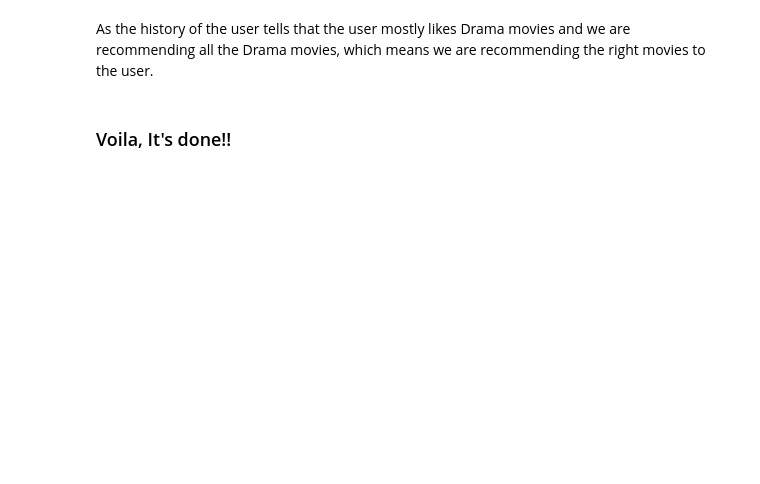
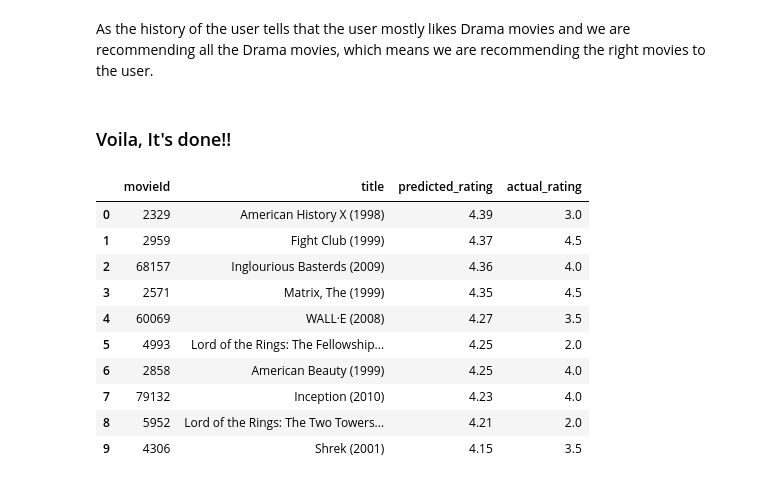
Before and after one commit to RobertsGzibovskis/Bakalaura-darbs, a Jupyter notebook: Collaborative_filtering/MovieLens-100K-Recommeder System-SVD.ipynb, the cells around one changed output. Drawn from its saved outputs; the diff is of its cells as text; code cells hidden in the pictures; blank space fills up the shorter version.

```diff
--- a/Collaborative_filtering/MovieLens-100K-Recommeder System-SVD.ipynb
+++ b/Collaborative_filtering/MovieLens-100K-Recommeder System-SVD.ipynb
@@ -882,3 +906,59 @@ recommended_movies
 As the history of the user tells that the user mostly likes Drama movies and we are recommending all the Drama movies, which means we are recommending the right movies to the user.
 # %% [markdown]
 ### Voila, It's done!!
+# %%
+def show_user_predictions(user_id, all_predictions, ratings_df, movies_df, top_n=10, only_rated=True):
+
+    if user_id not in all_predictions:
+        print(f"Nav pieejams neviens ieteikums lietotājam {user_id}.")
+        return None
+
+    user_preds = all_predictions[user_id]
+
+    # Iegūst lietotāja faktisko vērtējumu par filmu
+    user_actual_ratings = ratings_df[ratings_df['userId'] == user_id]
+    actual_ratings_map = dict(zip(user_actual_ratings['movieId'], user_actual_ratings['rating']))
+
+    movie_titles_map = dict(zip(movies_df['movieId'], movies_df['title']))
+
+    results = []
+    for movie_id, pred_rating in user_preds:
+        actual_rating = actual_ratings_map.get(movie_id, None)
+
+        # Izlaiž filmas, kuras nav vērtētas, lai varētu veikt salīdzinājumu starp prognozēto un faktisko vērtējumu only_rated=True
+        if only_rated and actual_rating is None:
+            continue
+
+        movie_title = movie_titles_map.get(movie_id, f"Unknown ID {movie_id}")
+        results.append({
+            'movieId': movie_id,
+            'title': movie_title,
+            'predicted_rating': round(pred_rating, 2),
+            'actual_rating': actual_rating
+        })
+
+        if len(results) == top_n:
+            break
+
+    if not results:
+        print(f"Nav pieejams neviens ieteikums lietotājam  {user_id}.")
+        return None
+
+    return pd.DataFrame(results)
+# %%
+# Funkcijas izsaukums
+show_user_predictions(user_id=67, all_predictions=all_pred,
+                      ratings_df=ratings, movies_df=movies,
+                      top_n=10, only_rated=True)
+# %% [output]
+|  | movieId | title | predicted_rating | actual_rating |
+| 0 | 2329 | American History X (1998) | 4.39 | 3.0 |
+| 1 | 2959 | Fight Club (1999) | 4.37 | 4.5 |
+| 2 | 68157 | Inglourious Basterds (2009) | 4.36 | 4.0 |
+| 3 | 2571 | Matrix, The (1999) | 4.35 | 4.5 |
+| 4 | 60069 | WALL·E (2008) | 4.27 | 3.5 |
+| 5 | 4993 | Lord of the Rings: The Fellowship... | 4.25 | 2.0 |
+| 6 | 2858 | American Beauty (1999) | 4.25 | 4.0 |
+| 7 | 79132 | Inception (2010) | 4.23 | 4.0 |
+| 8 | 5952 | Lord of the Rings: The Two Towers... | 4.21 | 2.0 |
+| 9 | 4306 | Shrek (2001) | 4.15 | 3.5 |
```
Also changed, not shown: parts of 19 cells of this notebook.
